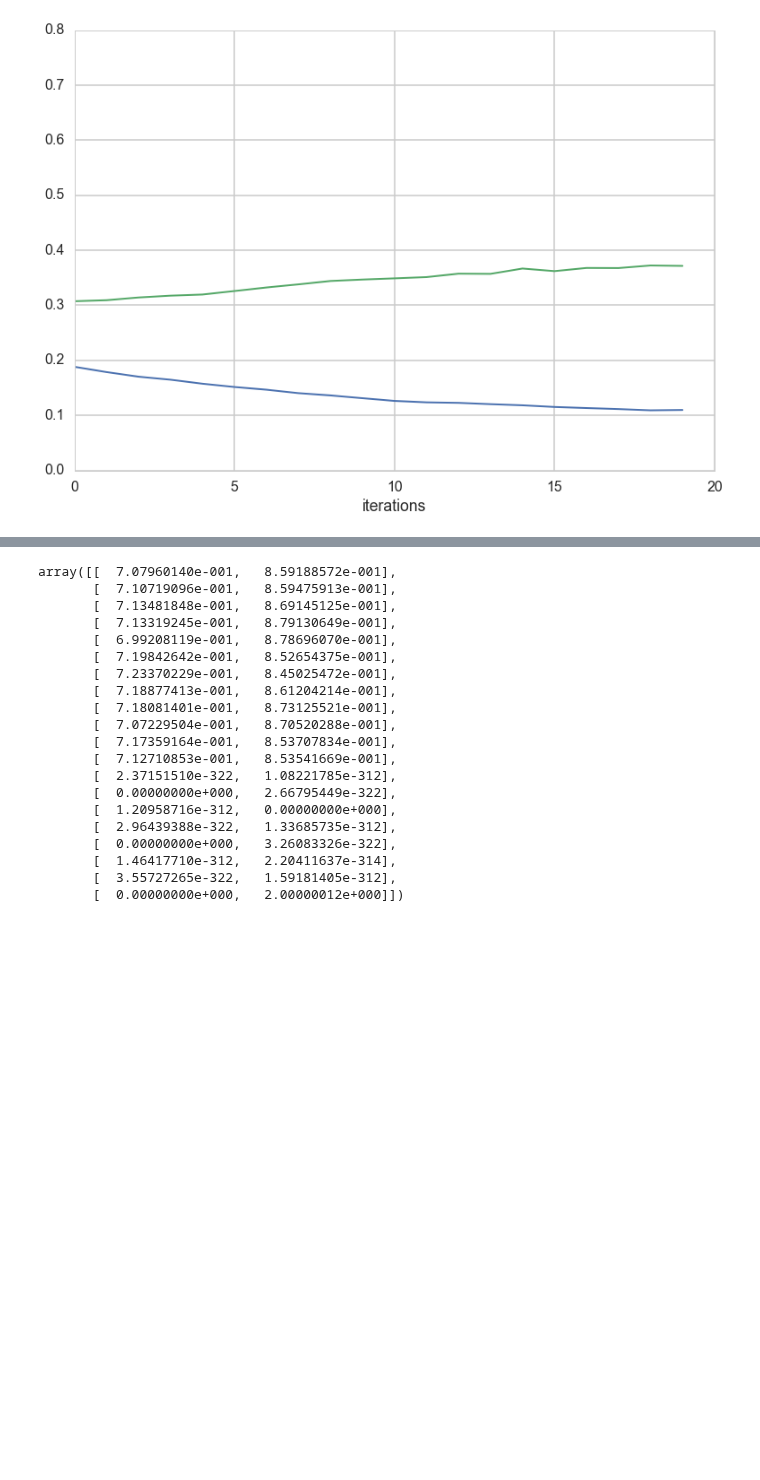
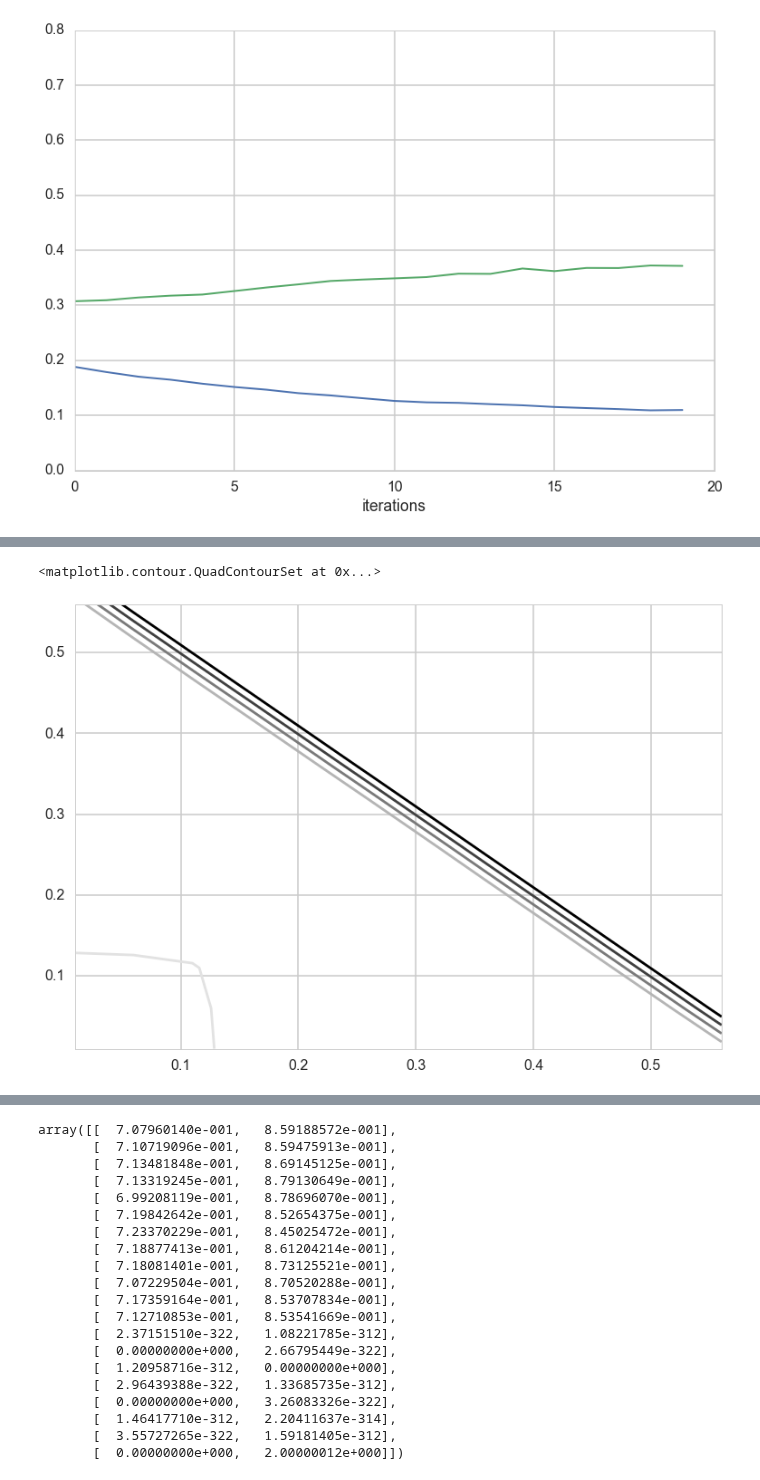
Before and after one commit to zyzdiana/ss_model_mixture, a Jupyter notebook: Mixture_test.ipynb, the cells around one changed output, grey strips where cells are left out. Saved outputs shown, nothing was run; the diff lists cells and outputs as text; code cells hidden in the pictures; blank space fills up the shorter version.

Commit message:
jul29 particle filter update

```diff
--- a/Mixture_test.ipynb
+++ b/Mixture_test.ipynb
@@ -143,0 +135,3 @@ sigma=[0.2,0.3]
+# %%
+sigma=np.random.random([2])
+print sigma
@@ -225,0 +199,3 @@ array([[ 0.10866545,  0.36820712],
+# %%
+maxloglikelihood = np.max(loglikelihood, axis = 0)
+np.sum(np.log(np.sum(np.exp(loglikelihood) * 0.5, axis = 0)))
@@ -310,3 +289,29 @@ plt.xlabel('iterations')
 plt.legend(loc='best')
 # %% [output]
 [figure]
+# %%
+sigma = np.empty([2,1])
+sigma_1_ls = np.arange(0.01, 0.61, 0.05)
+sigma_2_ls = np.arange(0.01, 0.61, 0.05)
+likelihood = np.zeros([len(sigma_1_ls),len(sigma_2_ls)])
+loglikelihood = np.empty([cluster, n])
+for i in range(len(sigma_1_ls)):
+    sigma[0] = sigma_1_ls[i]
+    for k in range(len(sigma_2_ls) -(len(sigma_2_ls) - i)):
+        sigma[1] = sigma_2_ls[k]
+        for j in range(n):
+            for c in range(cluster):
+                P0 = sigma[c] * np.eye(1)
+                Q = sigma[c] * np.eye(1)
+                model = StdNonLin(P0, Q)
+                sim = simulator.Simulator(model,u=None,y=Y[j,:])
+                sim.simulate(N, M, filter='PF', smoother='ancestor', meas_first=False)
+                (est_filt, w_filt) = sim.get_filtered_estimates()
+                w_unnormalized = scipy.stats.binom.pmf(np.reshape(np.repeat(Y[j,:],N),[T,N]), trial, np.exp(est_filt[1:,:,0])/(1.0 + np.exp(est_filt[1:,:,0])), loc=0)
+                loglikelihood[c,j] = np.sum(np.log(np.sum(w_unnormalized, axis = 1)/N))
+        maxloglikelihood = np.max(loglikelihood, axis=0)
+        w = np.exp(loglikelihood - maxloglikelihood)
+        #posterior_indicator = np.exp(loglikelihood - np.max(loglikelihood, axis=0)) * np.reshape(np.repeat(pi,20),(2,20))
+        #posterior_indicator = posterior_indicator/np.sum(posterior_indicator, axis=0)
+        #likelihood[i,k] = np.sum(loglikelihood * posterior_indicator)
+        likelihood[i,k] = np.sum(np.log(np.sum(w)*0.5), axis = 0) + np.sum(maxloglikelihood)
@@ -312,0 +338,7 @@ plt.legend(loc='best')
+# %%
+aa=lll
+for i in range(len(sigma_1_ls)):
+    for j in range(len(sigma_1_ls)-i):
+        aa[i,j]=lll[i,j]
+
+print aa
@@ -312,0 +363,5 @@ plt.legend(loc='best')
+# %%
+plt.contour(sigma_1_ls, sigma_2_ls, aa)
+# %% [output]
+<matplotlib.contour.QuadContourSet at 0x...>
+[figure, added]
```
Also changed, not shown: parts of 22 cells of this notebook, 4 other files.
